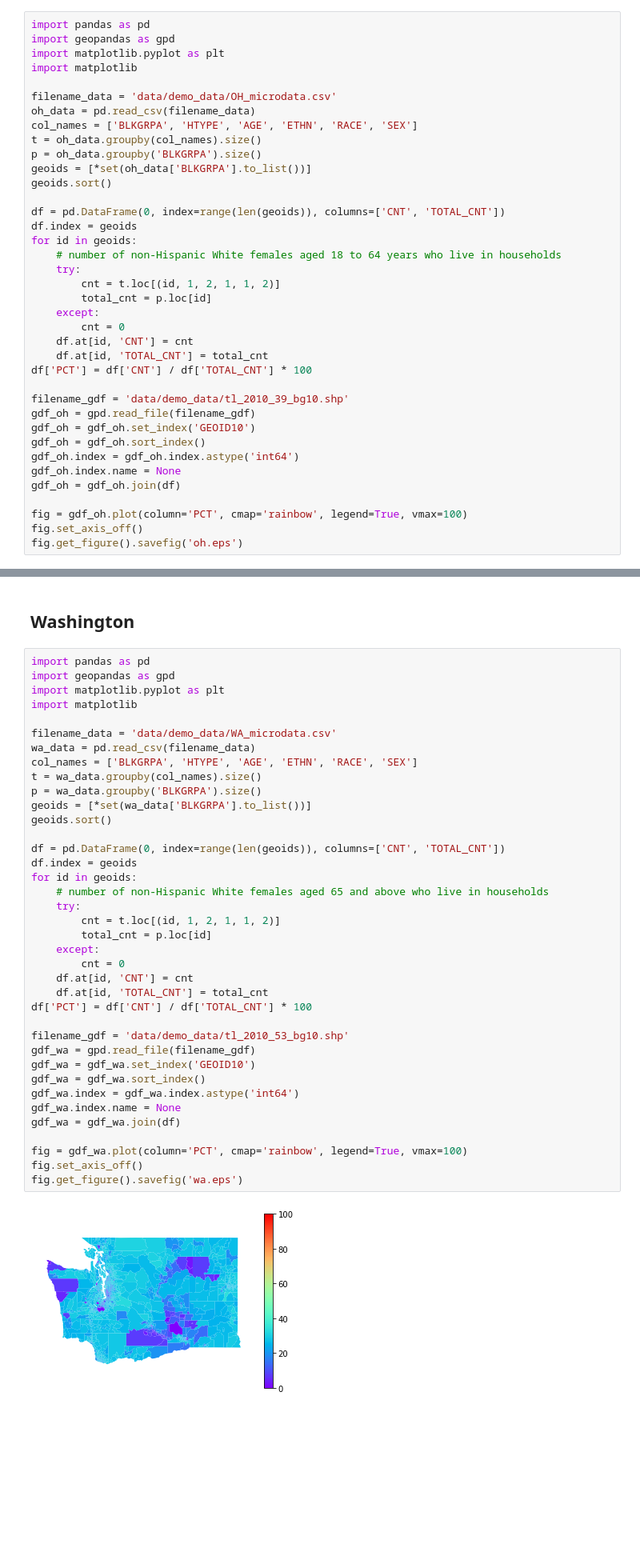
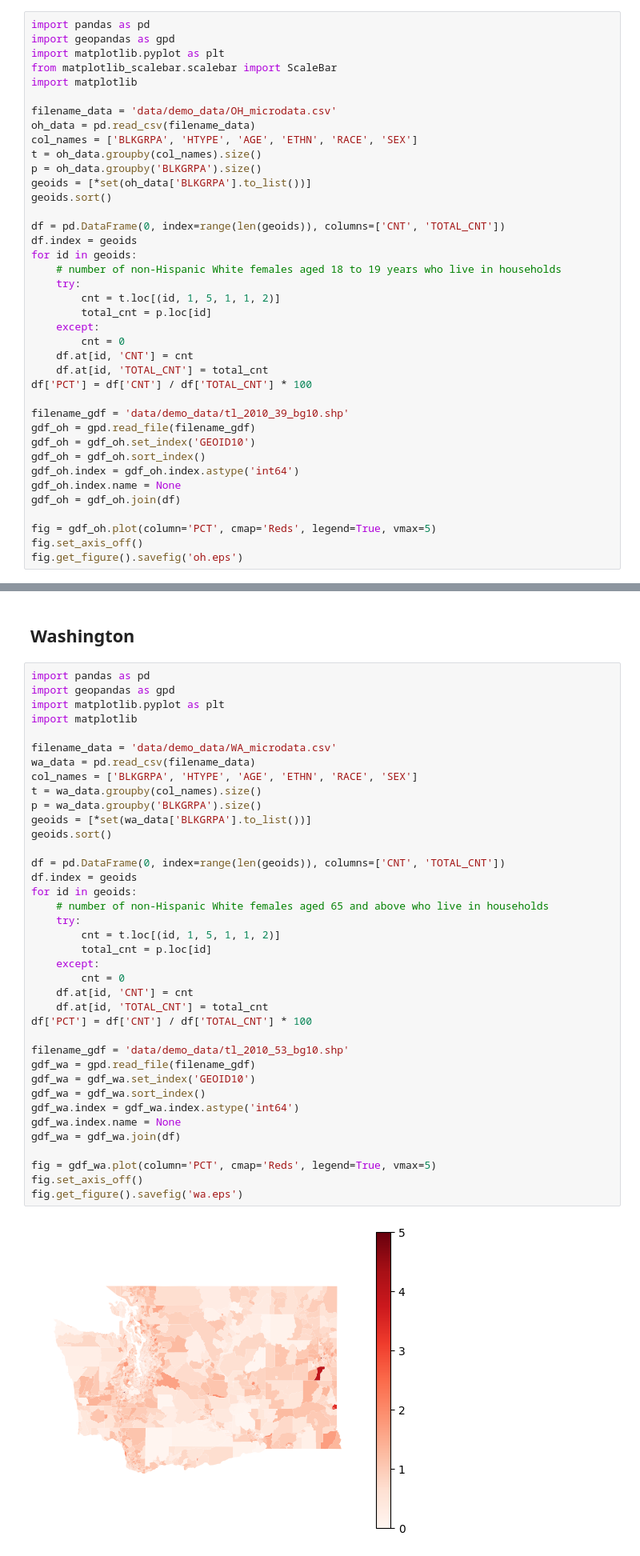
Before and after one commit to linyuehzzz/synthetic-populations, a Jupyter notebook: usa/demo.ipynb, the cells around one changed output, grey strips where cells are left out. Shown at 80% size. Drawn from its saved outputs; the diff is of its cells as text; blank space fills up the shorter version.

```diff
--- a/usa/demo.ipynb
+++ b/usa/demo.ipynb
@@ -8,6 +8,7 @@ A brief overview of how to use synthetic data for small area estimation and mapp
 import pandas as pd
 import geopandas as gpd
 import matplotlib.pyplot as plt
+from matplotlib_scalebar.scalebar import ScaleBar
 import matplotlib
 
 filename_data = 'data/demo_data/OH_microdata.csv'
@@ -21,9 +22,9 @@ geoids.sort()
 df = pd.DataFrame(0, index=range(len(geoids)), columns=['CNT', 'TOTAL_CNT'])
 df.index = geoids
 for id in geoids:
-    # number of non-Hispanic White females aged 18 to 64 years who live in households
+    # number of non-Hispanic White females aged 18 to 19 years who live in households
     try:
-        cnt = t.loc[(id, 1, 2, 1, 1, 2)]
+        cnt = t.loc[(id, 1, 5, 1, 1, 2)]
         total_cnt = p.loc[id]
     except:
         cnt = 0
@@ -39,7 +40,7 @@ gdf_oh.index = gdf_oh.index.astype('int64')
 gdf_oh.index.name = None
 gdf_oh = gdf_oh.join(df)
 
-fig = gdf_oh.plot(column='PCT', cmap='rainbow', legend=True, vmax=100)
+fig = gdf_oh.plot(column='PCT', cmap='Reds', legend=True, vmax=5)
 fig.set_axis_off()
 fig.get_figure().savefig('oh.eps')
 # %% [output]
@@ -56,33 +57,33 @@ filename_data = 'data/demo_data/WA_microdata.csv'
 wa_data = pd.read_csv(filename_data)
 col_names = ['BLKGRPA', 'HTYPE', 'AGE', 'ETHN', 'RACE', 'SEX']
 t = wa_data.groupby(col_names).size()
 p = wa_data.groupby('BLKGRPA').size()
 geoids = [*set(wa_data['BLKGRPA'].to_list())]
 geoids.sort()
 
 df = pd.DataFrame(0, index=range(len(geoids)), columns=['CNT', 'TOTAL_CNT'])
 df.index = geoids
 for id in geoids:
     # number of non-Hispanic White females aged 65 and above who live in households
     try:
-        cnt = t.loc[(id, 1, 2, 1, 1, 2)]
+        cnt = t.loc[(id, 1, 5, 1, 1, 2)]
         total_cnt = p.loc[id]
     except:
         cnt = 0
     df.at[id, 'CNT'] = cnt
     df.at[id, 'TOTAL_CNT'] = total_cnt
 df['PCT'] = df['CNT'] / df['TOTAL_CNT'] * 100
 
 filename_gdf = 'data/demo_data/tl_2010_53_bg10.shp'
 gdf_wa = gpd.read_file(filename_gdf)
 gdf_wa = gdf_wa.set_index('GEOID10')
 gdf_wa = gdf_wa.sort_index()
 gdf_wa.index = gdf_wa.index.astype('int64')
 gdf_wa.index.name = None
 gdf_wa = gdf_wa.join(df)
 
-fig = gdf_wa.plot(column='PCT', cmap='rainbow', legend=True, vmax=100)
+fig = gdf_wa.plot(column='PCT', cmap='Reds', legend=True, vmax=5)
 fig.set_axis_off()
 fig.get_figure().savefig('wa.eps')
 # %% [output]
-[figure, old version]
+[figure, new version]
```
Also changed, not shown: parts of 1 cell of this notebook, 4 other files.
